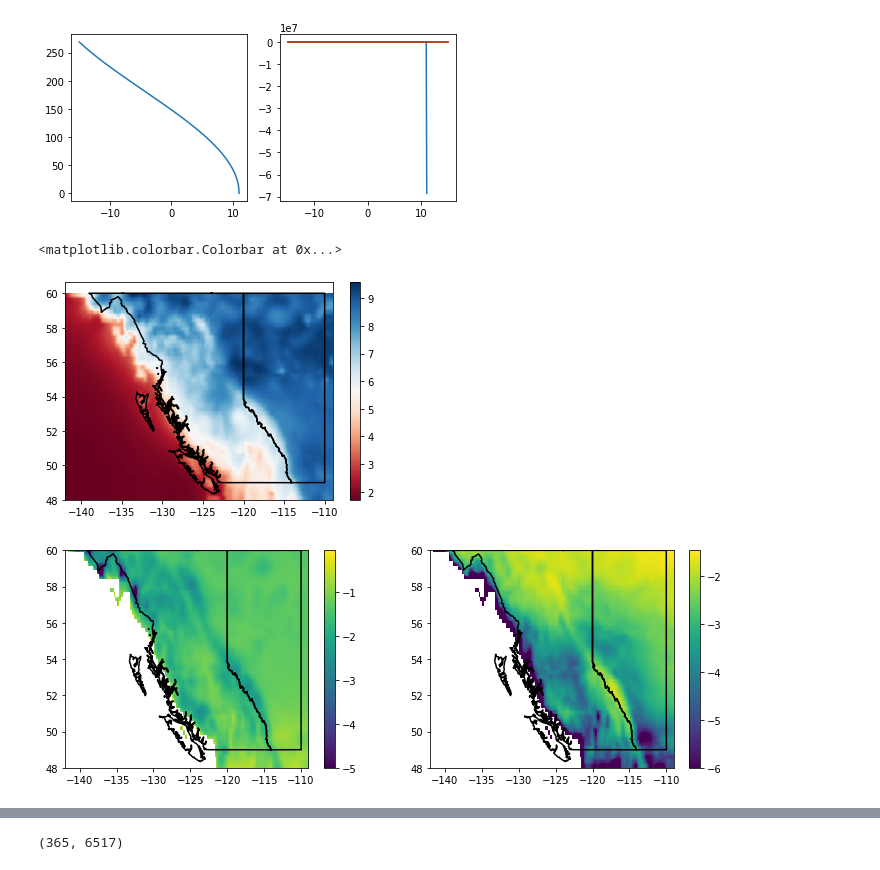
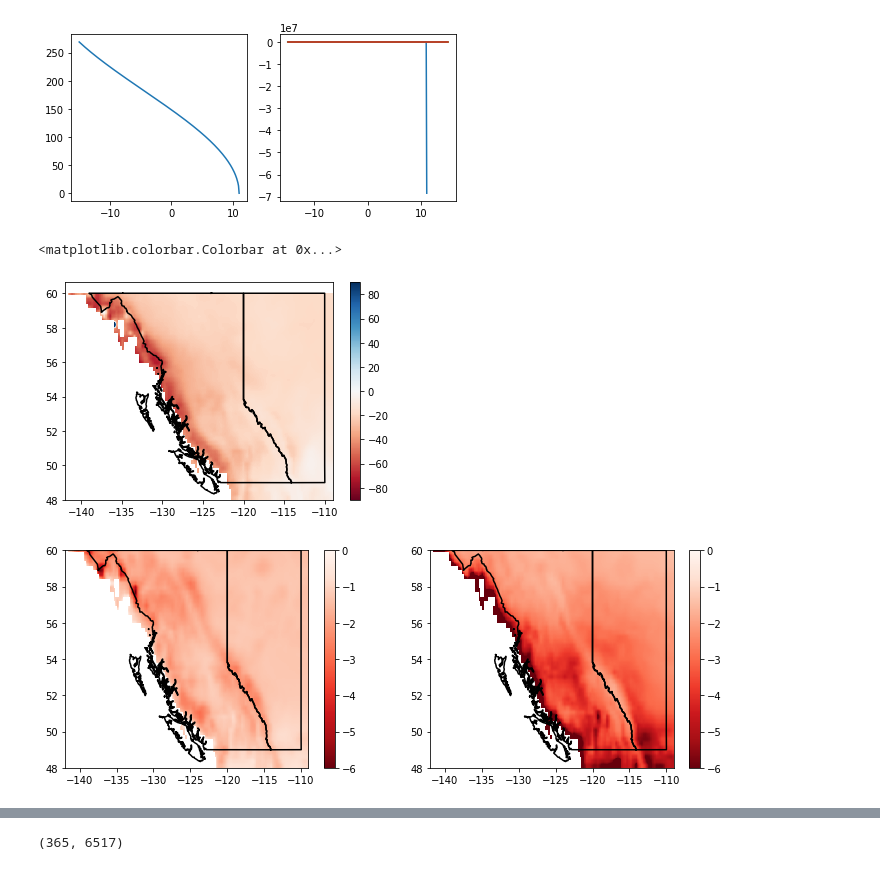
Before and after one commit to andersonsam/cnn_lstm_interpret, a Jupyter notebook: sine_sensitivity.ipynb, the cells around one changed output, grey strips where cells are left out. Saved outputs shown, nothing was run; the diff lists cells and outputs as text; code cells hidden in the pictures.

```diff
--- a/sine_sensitivity.ipynb
+++ b/sine_sensitivity.ipynb
@@ -822,30 +911,37 @@ mask = np.squeeze(np.argwhere(np.isnan(dDsnow_dT0_px)))
 # %%
 dDelta_Tw = dDsnowmean_dTw_px*deltaTw
 dDelta_Ts = dDsnowmean_dTs_px*deltaTs
 dDelta_sigmaw = dDsnow_dsigmaw_px*deltaSigmaw
 dDelta_sigmas = dDsnow_dsigmas_px*deltaSigmas
 
 dDelta = dDelta_Tw + dDelta_Ts + dDelta_sigmaw + dDelta_sigmas
 
 
 var = dDelta_sigmas
 var = sigma_w_px
+var = dDelta
 vmax = np.nanmax(np.abs(var))
 vmin = -vmax
 vmin = np.nanmin(var)
+
+vmax = 90
+vmin = -vmax
+
 fig, ax = plt.subplots()
 im = ax.imshow(var.reshape(Nlat,Nlon), aspect = 'auto', cmap = 'RdBu', vmin = vmin, vmax = vmax, extent = extentERA)
 plot_prov_ax(['BC','AB'], ax = ax)
 plt.colorbar(im, ax = ax)
 # %% [output]
 <matplotlib.colorbar.Colorbar at 0x...>
-[figure, old version]
+[figure, new version]
 # %%
 vars = [dDsnow_dsigmas_px, dDsnow_dsigmaw_px]#, zmedian[:,1], dzmedian_dT0_px, dDsnow_dT0_px]
 vmin = [np.nanmin(var) for var in vars]
 vmax = [np.nanmax(var) for var in vars]
-vmin[0] = -5
+vmin[0] = -6
 vmin[1] = -6
+vmax[0] = 0
+vmax[1] = 0
 # vmin[-2] = -0.3
 # vmin[-1] = -20
 
@@ -856,14 +952,14 @@ fig, axes = plt.subplots(nrows = nrows, ncols = ncols, figsize = (6*ncols, 4*nro
 kk = 0
 for var, ax in zip(vars, axes.flatten()):
   var_mask = np.copy(var)
-  var_mask[mask] = np.nan
-  im = ax.imshow(var_mask.reshape(Nlat,Nlon), aspect = 'auto', extent = extentERA, vmin = vmin[kk])
+  # var_mask[mask] = np.nan
+  im = ax.imshow(var_mask.reshape(Nlat,Nlon), aspect = 'auto', extent = extentERA, vmin = vmin[kk], vmax = vmax[kk], cmap = 'Reds_r')
   plot_prov_ax(['BC','AB'], ax)
   ax.set_ylim((np.min(eraLat), np.max(eraLat)))
   plt.colorbar(im,ax = ax)
   kk+=1
 # %% [output]
-[figure, old version]
+[figure, new version]
 # %%
 fig, ax = plt.subplots()
 
```
Also changed, not shown: parts of 39 cells of this notebook.
